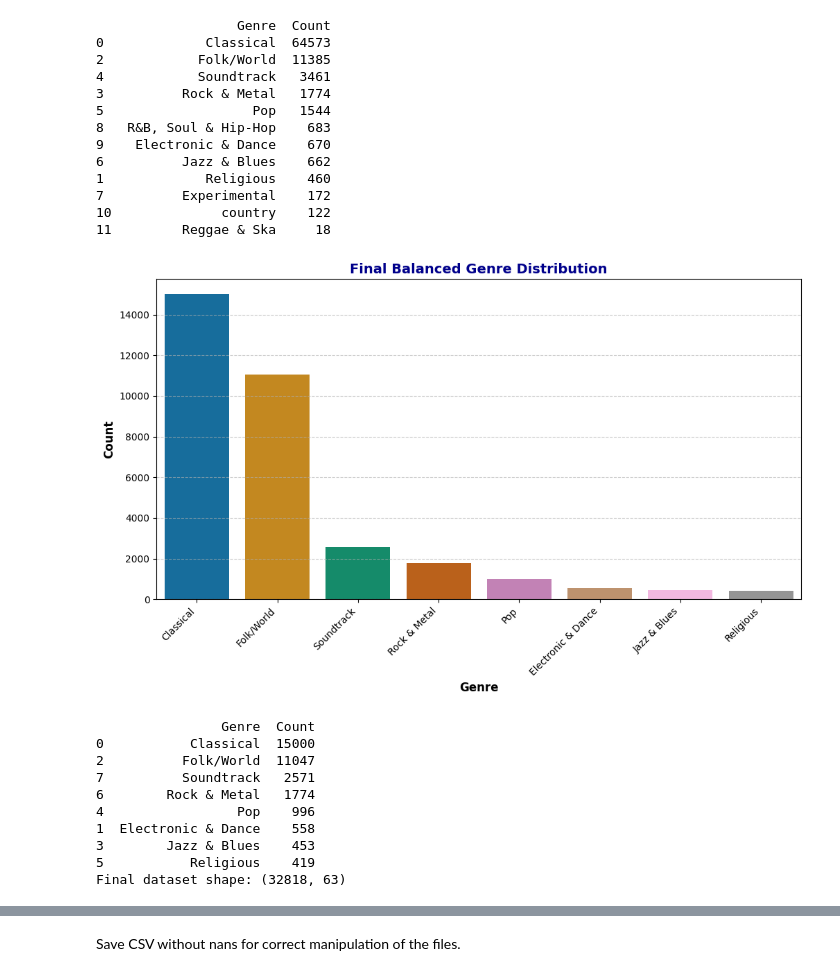
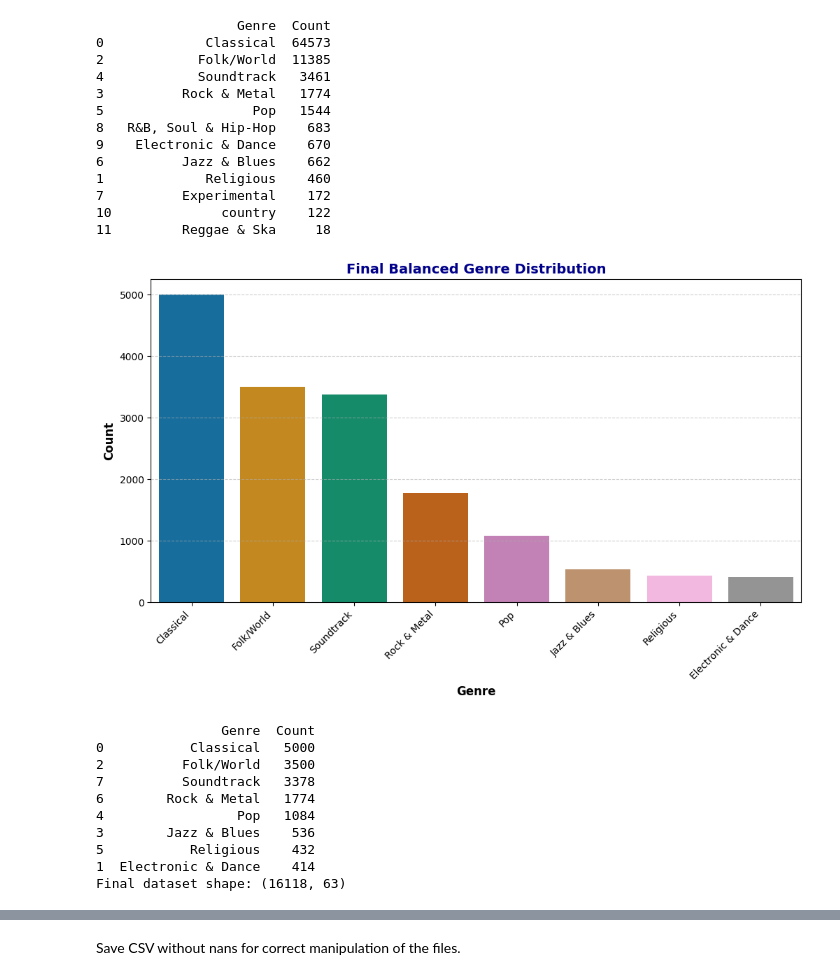
Before and after one commit to AlvGar9/MLP-sheet-music-genre, a Jupyter notebook: EDA.ipynb, the cells around one changed output, grey strips where cells are left out. Cells and saved outputs as stored; diff of their text form; code cells hidden in the pictures.

```diff
--- a/EDA.ipynb
+++ b/EDA.ipynb
@@ -10,7 +10,7 @@ import os
 # %%
 # Path to the CSV file
 current_directory = os.getcwd()
-file_path = os.path.join(current_directory, "data", "PDMX.csv")
+file_path = os.path.join(current_directory, "archives", "PDMX.csv")
 df = pd.read_csv(file_path)
 # %% [markdown]
 Having loaded the CSV, we perform a little analysis of the dataset.
@@ -177,7 +177,8 @@ print(new_genre_df)
 df['primary_genre'] = df['new_genres'].apply(lambda x: x[0] if isinstance(x, list) and len(x) > 0 else x)
 
 # Threshold for undersampling and pruning
-max_count = 15000  # Classical gets undersampled
+max_count_class = 5000  # Classical gets undersampled
+max_count_folk = 3500  # Folk gets undersampled
 min_count = 400
 
 all_new_genres = [genre for sublist in df['new_genres'] for genre in sublist]
@@ -193,45 +194,45 @@ df_filtered = df.loc[df['primary_genre'].map(final_genre_counts.get).ge(min_coun
 X = df_filtered.drop(columns=['primary_genre'])
 y = df_filtered['primary_genre']
 
 # Apply undersampling for Classical
-under_sampler = RandomUnderSampler(sampling_strategy={"Classical": max_count}, random_state=42)
+under_sampler = RandomUnderSampler(sampling_strategy={"Classical": max_count_class, "Folk/World": max_count_folk}, random_state=42)
 X_balanced, y_balanced = under_sampler.fit_resample(X, y)
 
 # Final balanced DataFrame
 df_balanced = pd.DataFrame(X_balanced)
 df_balanced['primary_genre'] = y_balanced
 
 # Count occurrences of the final genres
 balanced_genre_counts = Counter(y_balanced)
 balanced_genre_df = pd.DataFrame(balanced_genre_counts.items(), columns=['Genre', 'Count']).sort_values(by='Count', ascending=False)
 
 # Plot
 plt.figure(figsize=(12, 6))
 sns.barplot(data=balanced_genre_df, x="Genre", y="Count", hue="Genre", palette="colorblind")
 
 plt.xticks(rotation=45, ha="right", fontsize=10)
 plt.xlabel("Genre", fontsize=12, fontweight='bold')
 plt.ylabel("Count", fontsize=12, fontweight='bold')
 plt.title("Final Balanced Genre Distribution", fontsize=14, fontweight='bold', color='darkblue')
 plt.grid(axis='y', linestyle='--', alpha=0.6)
 
 plt.show()
 
 # Final dataset shape
 print(balanced_genre_df)
 print(f"Final dataset shape: {df_balanced.shape}")
 # %% [output]
-[figure, old version]
+[figure, new version]
                 Genre  Count
-0           Classical  15000
-2          Folk/World  11047
-7          Soundtrack   2571
+0           Classical   5000
+2          Folk/World   3500
+7          Soundtrack   3378
 6        Rock & Metal   1774
-4                 Pop    996
-1  Electronic & Dance    558
-3        Jazz & Blues    453
-5           Religious    419
-Final dataset shape: (32818, 63)
+4                 Pop   1084
+3        Jazz & Blues    536
+5           Religious    432
+1  Electronic & Dance    414
+Final dataset shape: (16118, 63)
 # %%
 df_balanced.head()
 # %% [output]
```
Also changed, not shown: parts of 1 cell of this notebook.
